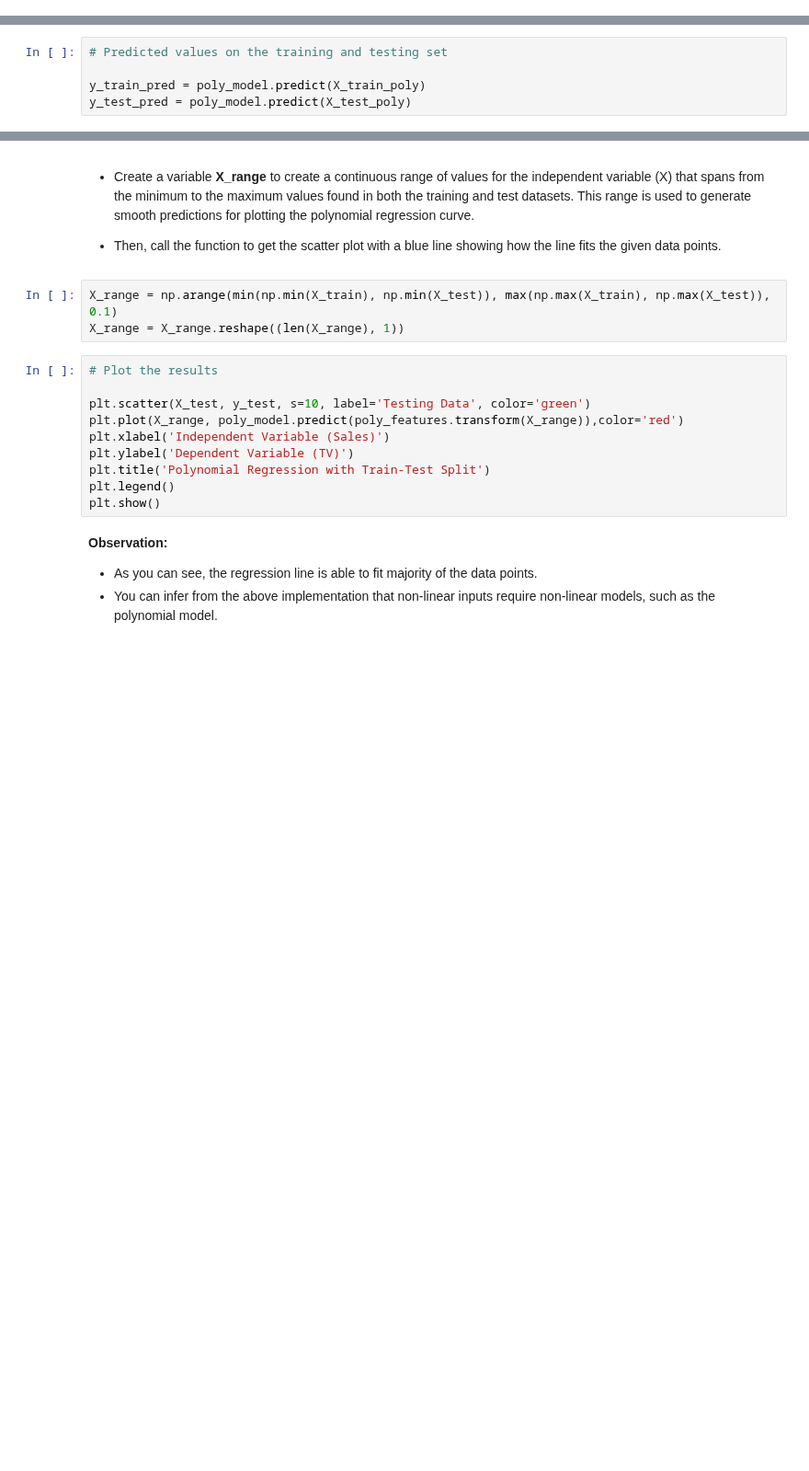
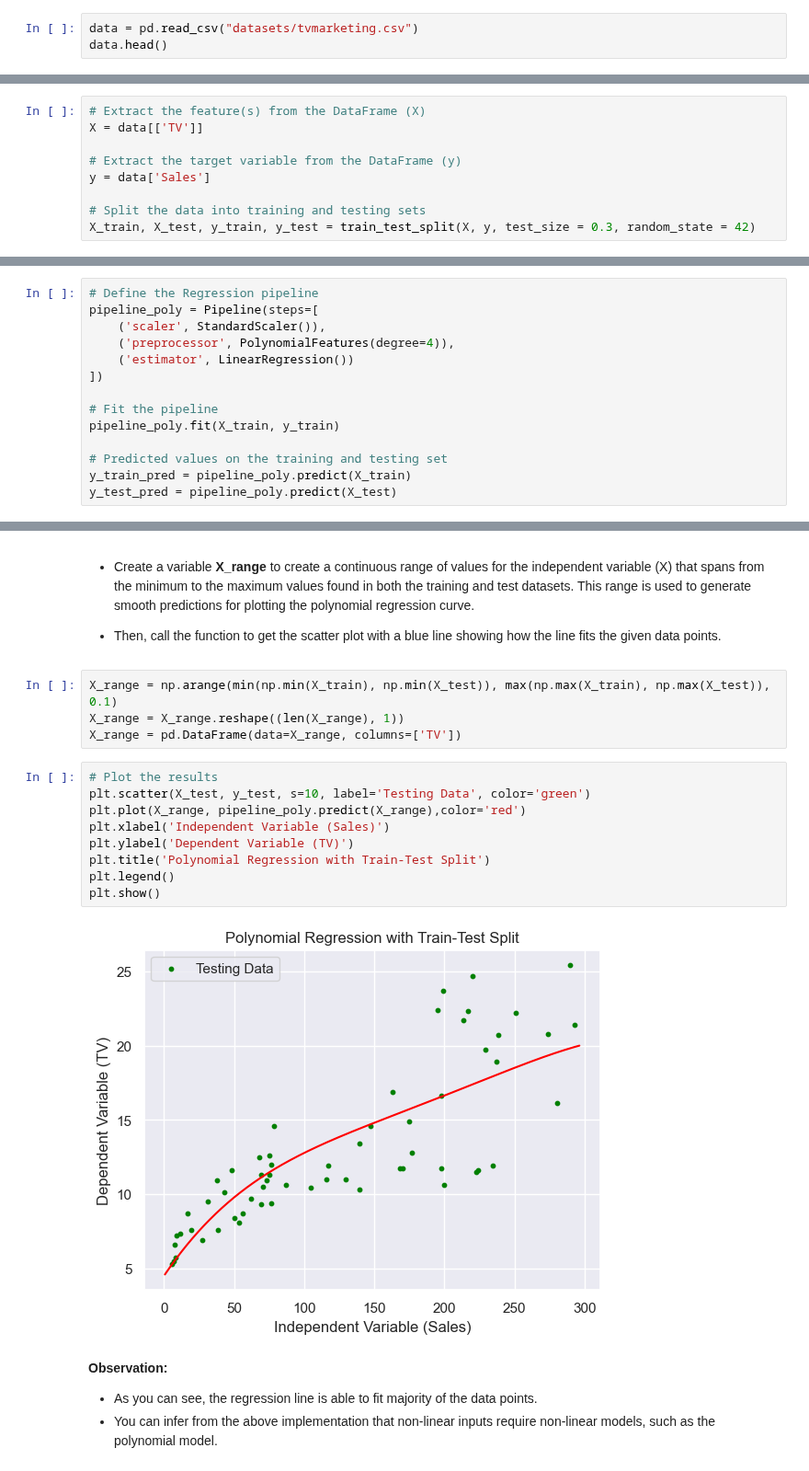
Before and after one commit to aninditadash/Introduction_to_machine_learning, a Jupyter notebook: supervised_learning/Regression/1.Supervised_Learning_Regression.ipynb, the cells around one changed output, grey strips where cells are left out. Shown at 92% size. Drawn from its saved outputs; the diff is of its cells as text; blank space fills up the shorter version.

Commit message:
Code changes for Student data analysis example

```diff
--- a/supervised_learning/Regression/1.Supervised_Learning_Regression.ipynb
+++ b/supervised_learning/Regression/1.Supervised_Learning_Regression.ipynb
@@ -1066,0 +955,3 @@ poly_model.fit(X_train_poly, y_train)
+# %%
+data = pd.read_csv("datasets/tvmarketing.csv")
+data.head()
@@ -1066,0 +998,9 @@ poly_model.fit(X_train_poly, y_train)
+# %%
+# Extract the feature(s) from the DataFrame (X)
+X = data[['TV']]
+
+# Extract the target variable from the DataFrame (y)
+y = data['Sales']
+
+# Split the data into training and testing sets
+X_train, X_test, y_train, y_test = train_test_split(X, y, test_size = 0.3, random_state = 42)
@@ -1067,5 +1011,14 @@ poly_model.fit(X_train_poly, y_train)
 # %%
+# Define the Regression pipeline
+pipeline_poly = Pipeline(steps=[
+    ('scaler', StandardScaler()),
+    ('preprocessor', PolynomialFeatures(degree=4)),
+    ('estimator', LinearRegression())
+])
+
+# Fit the pipeline
+pipeline_poly.fit(X_train, y_train)
+
 # Predicted values on the training and testing set
-
-y_train_pred = poly_model.predict(X_train_poly)
-y_test_pred = poly_model.predict(X_test_poly)
+y_train_pred = pipeline_poly.predict(X_train)
+y_test_pred = pipeline_poly.predict(X_test)
@@ -1076,16 +1064,18 @@ y_test_pred = poly_model.predict(X_test_poly)
 # %%
 X_range = np.arange(min(np.min(X_train), np.min(X_test)), max(np.max(X_train), np.max(X_test)), 0.1)
 X_range = X_range.reshape((len(X_range), 1))
+X_range = pd.DataFrame(data=X_range, columns=['TV'])
 # %%
 # Plot the results
-
 plt.scatter(X_test, y_test, s=10, label='Testing Data', color='green')
-plt.plot(X_range, poly_model.predict(poly_features.transform(X_range)),color='red')
+plt.plot(X_range, pipeline_poly.predict(X_range),color='red')
 plt.xlabel('Independent Variable (Sales)')
 plt.ylabel('Dependent Variable (TV)')
 plt.title('Polynomial Regression with Train-Test Split')
 plt.legend()
 plt.show()
+# %% [output]
+[figure, added]
 # %% [markdown]
 __Observation:__
 
```
Also changed, not shown: parts of 53 cells of this notebook, 4 other files.
